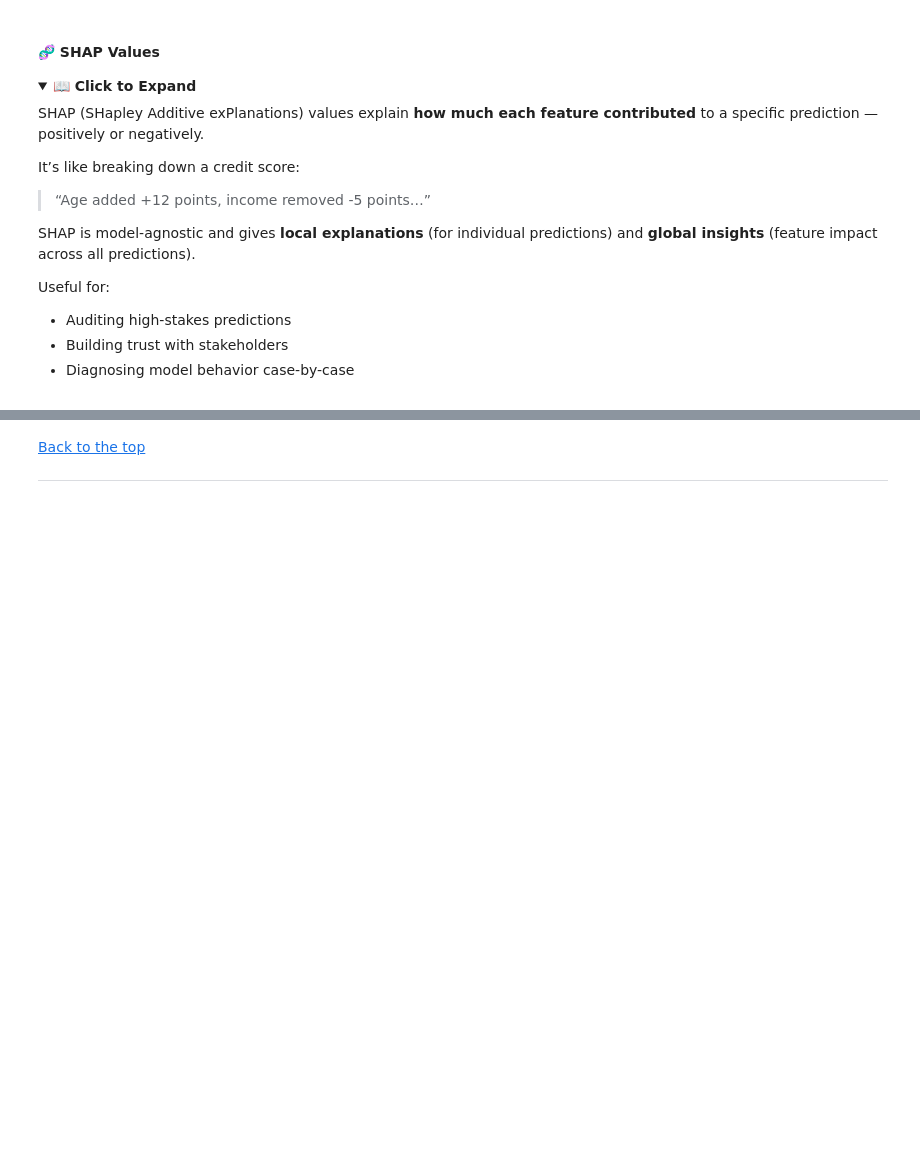
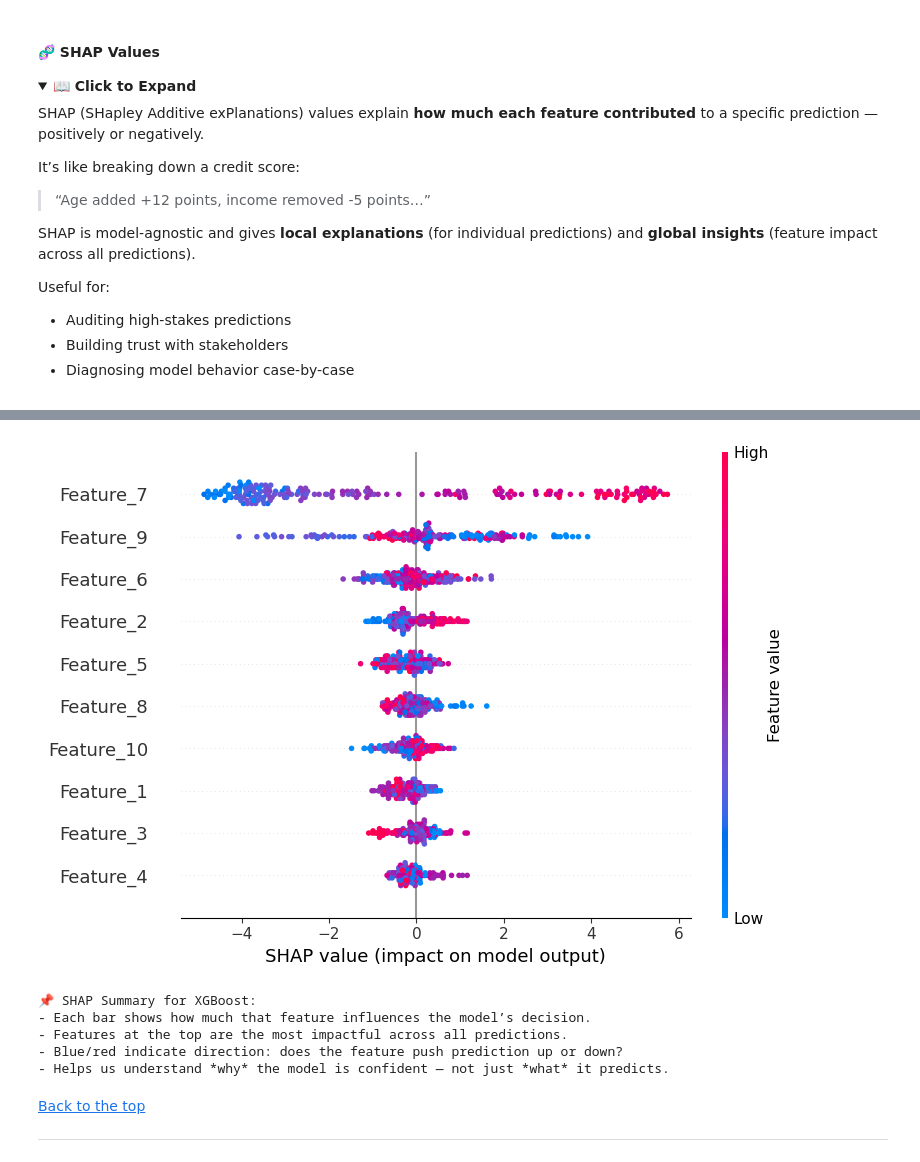
Before and after one commit to ashrithssreddy/ml-toolkit, a Jupyter notebook: Supervised_Learning/classification_v2.ipynb, the cells around one changed output, grey strips where cells are left out. Cells and saved outputs as stored; diff of their text form; code cells hidden in the pictures; folded sections open; blank space fills up the shorter version.

```diff
--- a/Supervised_Learning/classification_v2.ipynb
+++ b/Supervised_Learning/classification_v2.ipynb
@@ -1121,18 +1484,42 @@ Useful for:
 # %%
 import shap
 
-def plot_shap_summary_tree(model, X):
+def plot_shap_summary_tree(model=None, X=None, model_name=None):
     """
-    Use TreeExplainer for tree-based models like RandomForest, XGBoost.
+    Plot SHAP summary for tree-based models (RandomForest, XGBoost).
+    Defaults to best_model_info['model'] and X_test.
     """
+    if model is None:
+        model = best_model_info["model"]
+        model_name = model_name or best_model_info.get("name", "Best Model")
+    else:
+        model_name = model_name or "Selected Model"
+
+    if X is None:
+        X = X_test
+
     explainer = shap.TreeExplainer(model)
     shap_values = explainer.shap_values(X)
 
     # For binary classification, use shap_values[1]
-    shap.summary_plot(shap_values[1], X)
+    if isinstance(shap_values, list) and len(shap_values) == 2:
+        shap_values = shap_values[1]
 
-    print("\n📌 Interpretation:")
+    shap.summary_plot(shap_values, X)
+
+    print(f"\n📌 SHAP Summary for {model_name}:")
     print("- Each bar shows how much that feature influences the model’s decision.")
     print("- Features at the top are the most impactful across all predictions.")
     print("- Blue/red indicate direction: does the feature push prediction up or down?")
     print("- Helps us understand *why* the model is confident — not just *what* it predicts.")
+
+    shap_df = pd.DataFrame(np.abs(shap_values), columns=X.columns).mean().sort_values(ascending=False)
+    return list(shap_df.index)
+
+# ✅ Default: SHAP for best model
+shap_ranked = plot_shap_summary_tree()
+
+# 🛠️ Optional: SHAP for any other model
+# alt_model = model_results["Random Forest"]["model"]
+# shap_ranked = plot_shap_summary_tree(model=alt_model, model_name="Random Forest")
+# %% [output]
@@ -1138,0 +1527,6 @@ def plot_shap_summary_tree(model, X):
+[figure, added]
+📌 SHAP Summary for XGBoost:
+- Each bar shows how much that feature influences the model’s decision.
+- Features at the top are the most impactful across all predictions.
+- Blue/red indicate direction: does the feature push prediction up or down?
+- Helps us understand *why* the model is confident — not just *what* it predicts.
```
Also changed, not shown: parts of 37 cells of this notebook, 1 other file.
